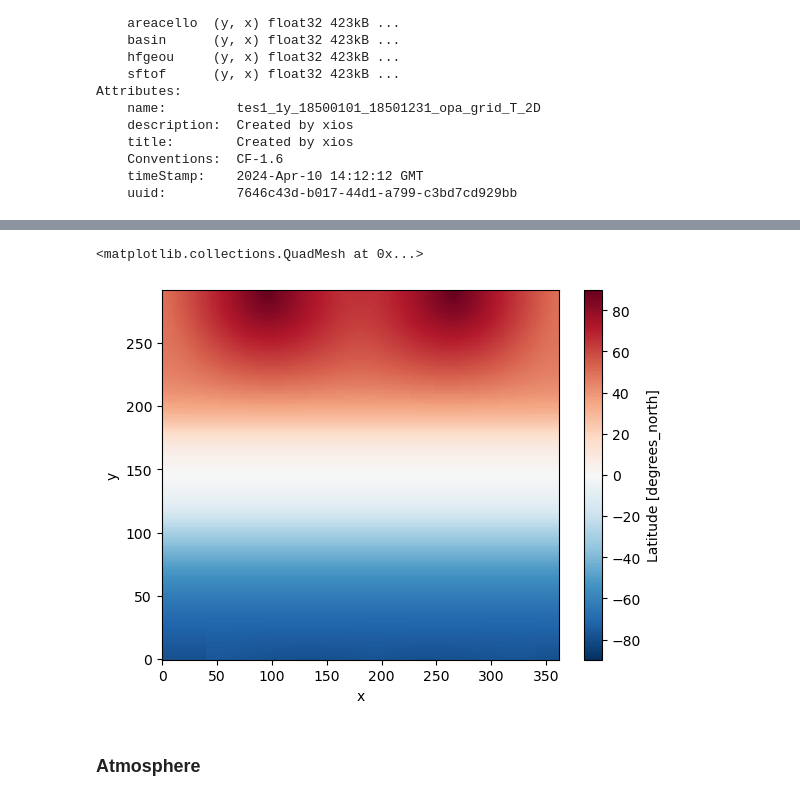
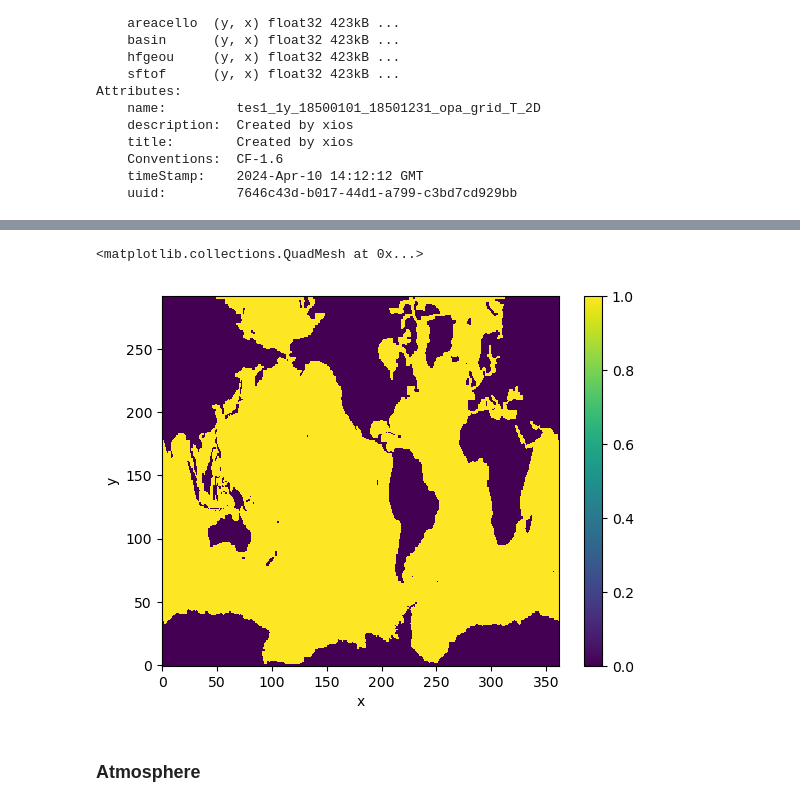
Before and after one commit to evevadeli/ece-interactive-fwf, a Jupyter notebook: runtime/classic/fwf/interactive/notebooks/regridder.ipynb, the cells around one changed output, grey strips where cells are left out. Drawn from its saved outputs; the diff is of its cells as text; code cells hidden in the pictures.

Commit message:
Regridding using ocean and land masks

```diff
--- a/runtime/classic/fwf/interactive/notebooks/regridder.ipynb
+++ b/runtime/classic/fwf/interactive/notebooks/regridder.ipynb
@@ -197,8 +285,6 @@ Attributes:
     timeStamp:    2024-Apr-10 14:12:12 GMT
     uuid:         7646c43d-b017-44d1-a799-c3bd7cd929bb
 # %%
-ds_nemo_out = ds_nemo['nav_lat']
-ds_nemo_out = ds_nemo_out.rename({'nav_lon':'lon','nav_lat':'lat'})
-ds_nemo_out.name=''
-ds_nemo_out
+ds_nemo = ds_nemo.rename({'nav_lon':'lon','nav_lat':'lat'})
+ds_nemo
 # %% [output]
@@ -214,0 +309,4 @@ Attributes:
+# %%
+ds_nemo['mask'] = xr.where(~np.isnan(ds_nemo['areacello']),1,0)
+ds_nemo['mask'].plot.pcolormesh(cmap='binary_r')
+ds_nemo
@@ -214,0 +334,5 @@ Attributes:
+# %%
+dr_nemo_out = ds_nemo['mask']
+#dr_nemo_out = dr_nemo_out.rename({'nav_lon':'lon','nav_lat':'lat'})
+dr_nemo_out.name=''
+dr_nemo_out
@@ -215,8 +352,8 @@ Attributes:
 # %%
-ds_nemo_out.plot.pcolormesh()
+dr_nemo_out.plot.pcolormesh()
 # %% [output]
 <matplotlib.collections.QuadMesh at 0x...>
-[figure, old version]
+[figure, new version]
 # %% [markdown]
 ### Atmosphere
 # %%
```
Also changed, not shown: parts of 63 cells of this notebook.
